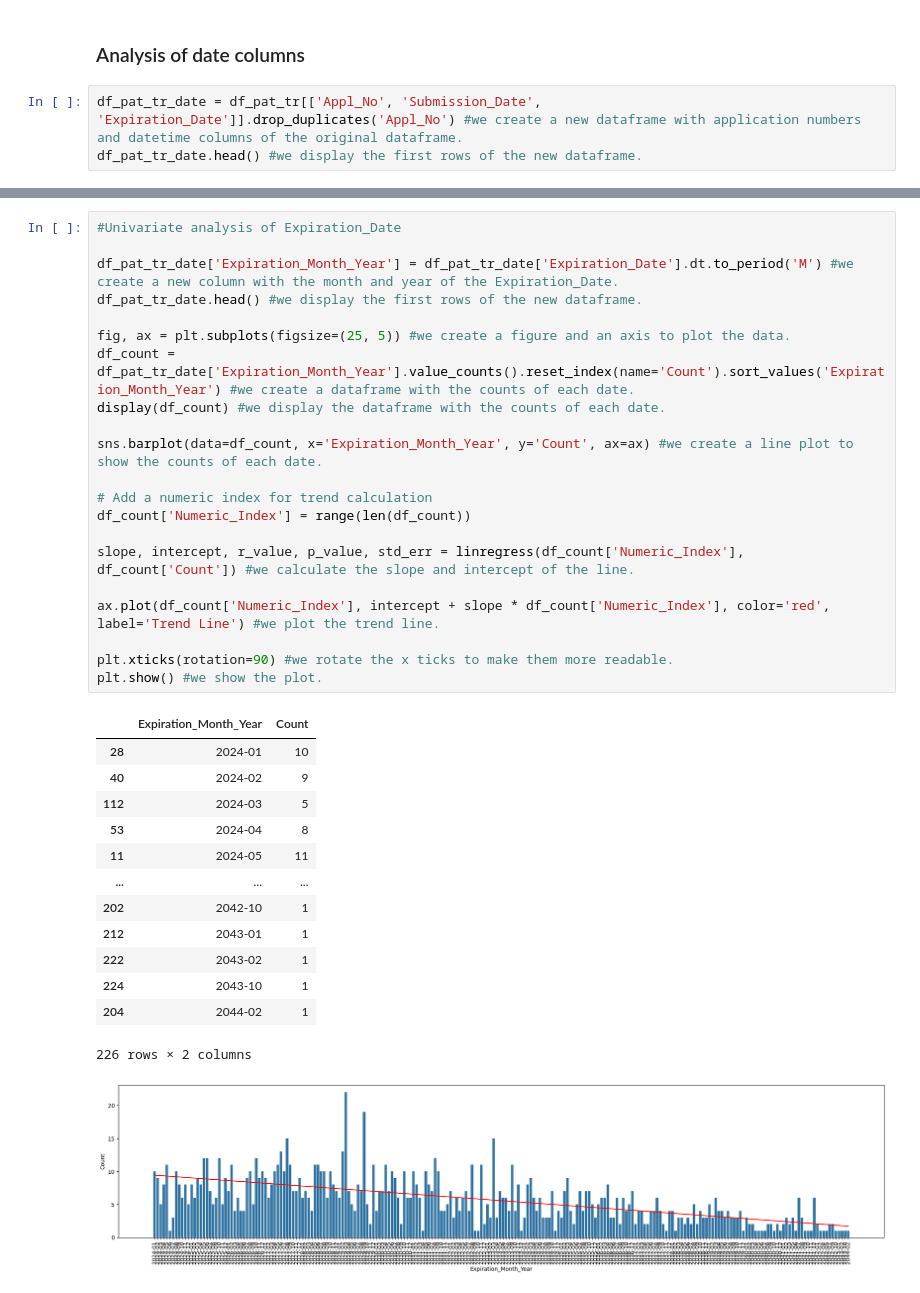
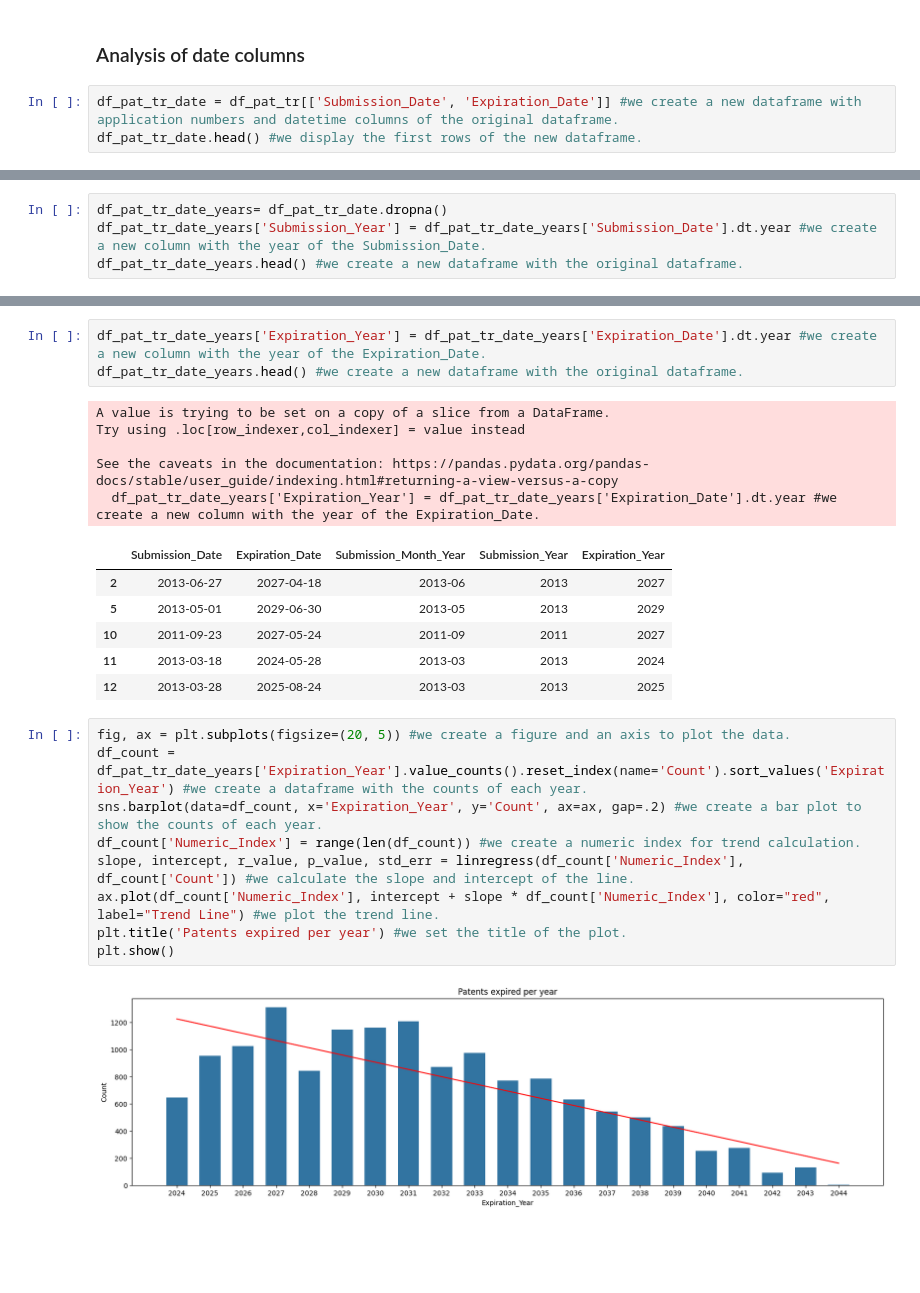
Before and after one commit to juanjomarcruz/FDA_Orange_Book_Project, a Jupyter notebook: 2_Jupyter_Notebooks/EDA_pat.ipynb, the cells around one changed output, grey strips where cells are left out. Cells and saved outputs as stored; diff of their text form; blank space fills up the shorter version.

```diff
--- a/2_Jupyter_Notebooks/EDA_pat.ipynb
+++ b/2_Jupyter_Notebooks/EDA_pat.ipynb
@@ -176,6 +192,6 @@ df_pat_tr_num['Patent_Duration_Years'].mode()[0]
 # %% [markdown]
 ### Analysis of date columns ###
 # %%
-df_pat_tr_date = df_pat_tr[['Appl_No', 'Submission_Date', 'Expiration_Date']].drop_duplicates('Appl_No') #we create a new dataframe with application numbers and datetime columns of the original dataframe.
+df_pat_tr_date = df_pat_tr[['Submission_Date', 'Expiration_Date']] #we create a new dataframe with application numbers and datetime columns of the original dataframe.
 df_pat_tr_date.head() #we display the first rows of the new dataframe.
 # %% [output]
@@ -214,0 +273,4 @@ plt.show() #we show the plot.
+# %%
+df_pat_tr_date_years= df_pat_tr_date.dropna()
+df_pat_tr_date_years['Submission_Year'] = df_pat_tr_date_years['Submission_Date'].dt.year #we create a new column with the year of the Submission_Date.
+df_pat_tr_date_years.head() #we create a new dataframe with the original dataframe.
@@ -249,36 +341,26 @@ plt.show() #we show the plot.
+# %%
+df_pat_tr_date_years['Expiration_Year'] = df_pat_tr_date_years['Expiration_Date'].dt.year #we create a new column with the year of the Expiration_Date.
+df_pat_tr_date_years.head() #we create a new dataframe with the original dataframe.
+# %% [output]
+A value is trying to be set on a copy of a slice from a DataFrame.
+Try using .loc[row_indexer,col_indexer] = value instead
+
+See the caveats in the documentation: https://pandas.pydata.org/pandas-docs/stable/user_guide/indexing.html#returning-a-view-versus-a-copy
+  df_pat_tr_date_years['Expiration_Year'] = df_pat_tr_date_years['Expiration_Date'].dt.year #we create a new column with the year of the Expiration_Date.
+|  | Submission_Date | Expiration_Date | Submission_Month_Year | Submission_Year | Expiration_Year |
+| 2 | 2013-06-27 | 2027-04-18 | 2013-06 | 2013 | 2027 |
+| 5 | 2013-05-01 | 2029-06-30 | 2013-05 | 2013 | 2029 |
+| 10 | 2011-09-23 | 2027-05-24 | 2011-09 | 2011 | 2027 |
+| 11 | 2013-03-18 | 2024-05-28 | 2013-03 | 2013 | 2024 |
+| 12 | 2013-03-28 | 2025-08-24 | 2013-03 | 2013 | 2025 |
 # %%
-#Univariate analysis of Expiration_Date
-
-df_pat_tr_date['Expiration_Month_Year'] = df_pat_tr_date['Expiration_Date'].dt.to_period('M') #we create a new column with the month and year of the Expiration_Date.
-df_pat_tr_date.head() #we display the first rows of the new dataframe.
-
-fig, ax = plt.subplots(figsize=(25, 5)) #we create a figure and an axis to plot the data.
-df_count = df_pat_tr_date['Expiration_Month_Year'].value_counts().reset_index(name='Count').sort_values('Expiration_Month_Year') #we create a dataframe with the counts of each date.
-display(df_count) #we display the dataframe with the counts of each date.
-
-sns.barplot(data=df_count, x='Expiration_Month_Year', y='Count', ax=ax) #we create a line plot to show the counts of each date.
-
-# Add a numeric index for trend calculation
-df_count['Numeric_Index'] = range(len(df_count))
-
+fig, ax = plt.subplots(figsize=(20, 5)) #we create a figure and an axis to plot the data.
+df_count = df_pat_tr_date_years['Expiration_Year'].value_counts().reset_index(name='Count').sort_values('Expiration_Year') #we create a dataframe with the counts of each year.
+sns.barplot(data=df_count, x='Expiration_Year', y='Count', ax=ax, gap=.2) #we create a bar plot to show the counts of each year.
+df_count['Numeric_Index'] = range(len(df_count)) #we create a numeric index for trend calculation.
 slope, intercept, r_value, p_value, std_err = linregress(df_count['Numeric_Index'], df_count['Count']) #we calculate the slope and intercept of the line.
-
-ax.plot(df_count['Numeric_Index'], intercept + slope * df_count['Numeric_Index'], color='red', label='Trend Line') #we plot the trend line.
-
-plt.xticks(rotation=90) #we rotate the x ticks to make them more readable.
-plt.show() #we show the plot.
+ax.plot(df_count['Numeric_Index'], intercept + slope * df_count['Numeric_Index'], color="red", label="Trend Line") #we plot the trend line.
+plt.title('Patents expired per year') #we set the title of the plot.
+plt.show()
 # %% [output]
-|  | Expiration_Month_Year | Count |
-| 28 | 2024-01 | 10 |
-| 40 | 2024-02 | 9 |
-| 112 | 2024-03 | 5 |
-| 53 | 2024-04 | 8 |
-| 11 | 2024-05 | 11 |
-| ... | ... | ... |
-| 202 | 2042-10 | 1 |
-| 212 | 2043-01 | 1 |
-| 222 | 2043-02 | 1 |
-| 224 | 2043-10 | 1 |
-| 204 | 2044-02 | 1 |
-226 rows × 2 columns
-[figure, old version]
+[figure, new version]
```
Also changed, not shown: parts of 12 cells of this notebook, 5 other files.
